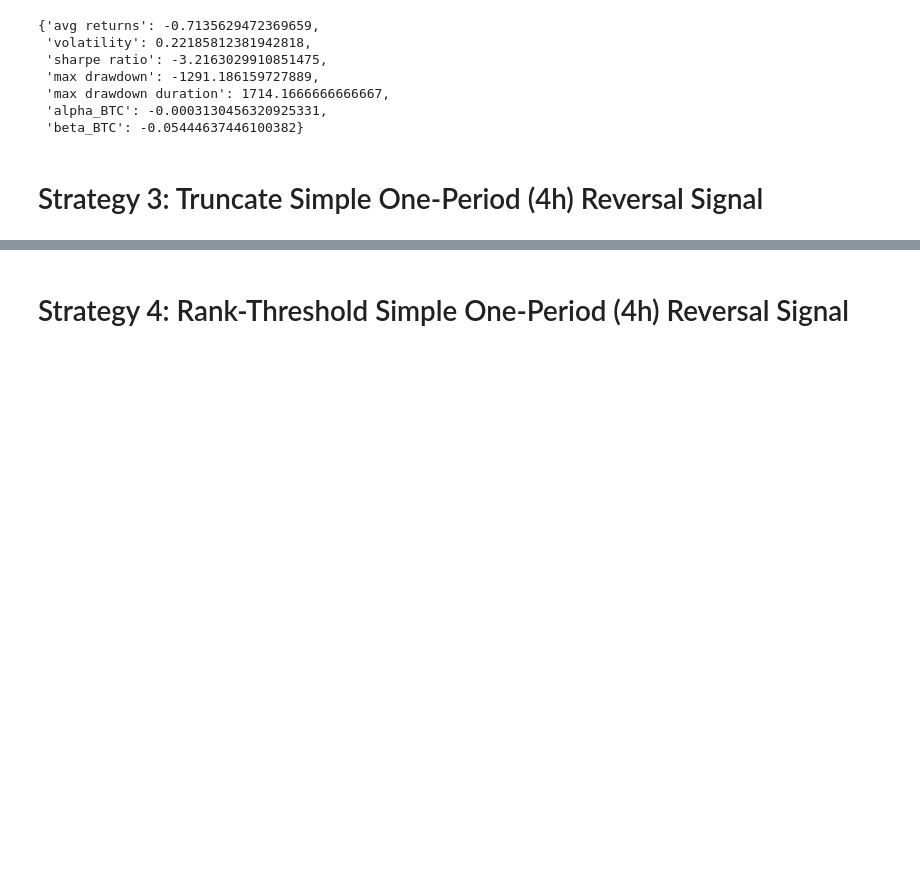
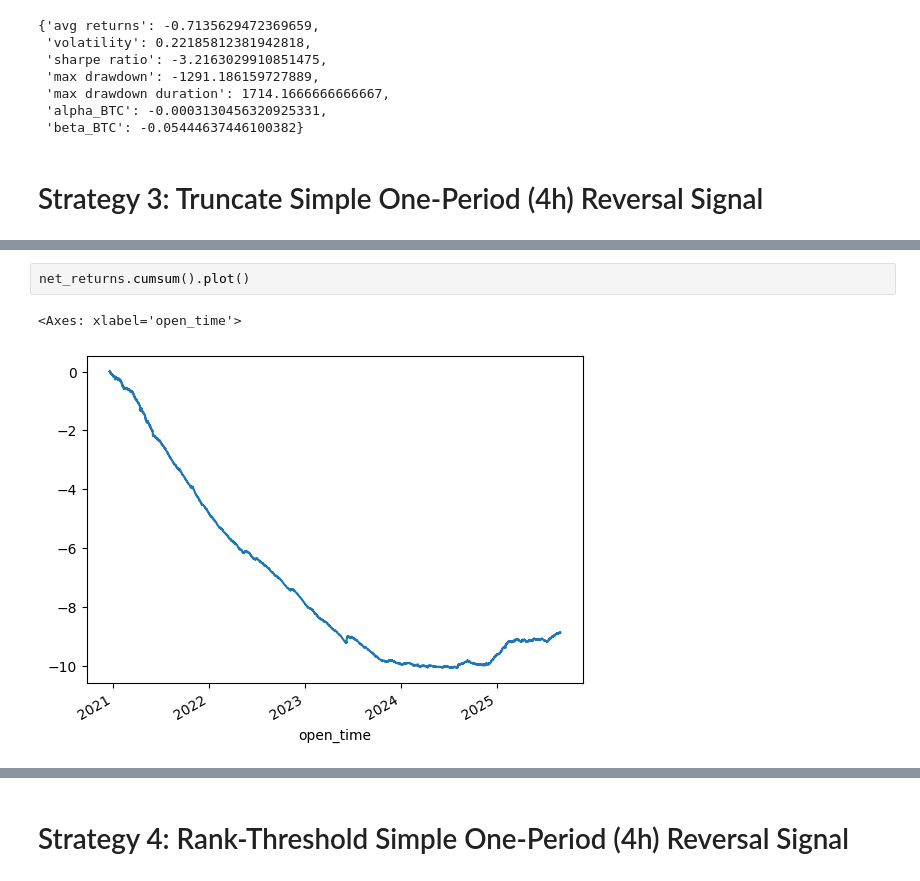
Before and after one commit to wbchristerson/crypto-strategies, a Jupyter notebook: class_project.ipynb, the cells around one changed output, grey strips where cells are left out. Cells and saved outputs as stored; diff of their text form; blank space fills up the shorter version.

```diff
--- a/class_project.ipynb
+++ b/class_project.ipynb
@@ -332,0 +375,5 @@ Intel MKL WARNING: Support of Intel(R) Streaming SIMD Extensions 4.2 (Intel(R) S
+# %%
+net_returns.cumsum().plot()
+# %% [output]
+<Axes: xlabel='open_time'>
+[figure, added]
```
Also changed, not shown: parts of 26 cells of this notebook.
